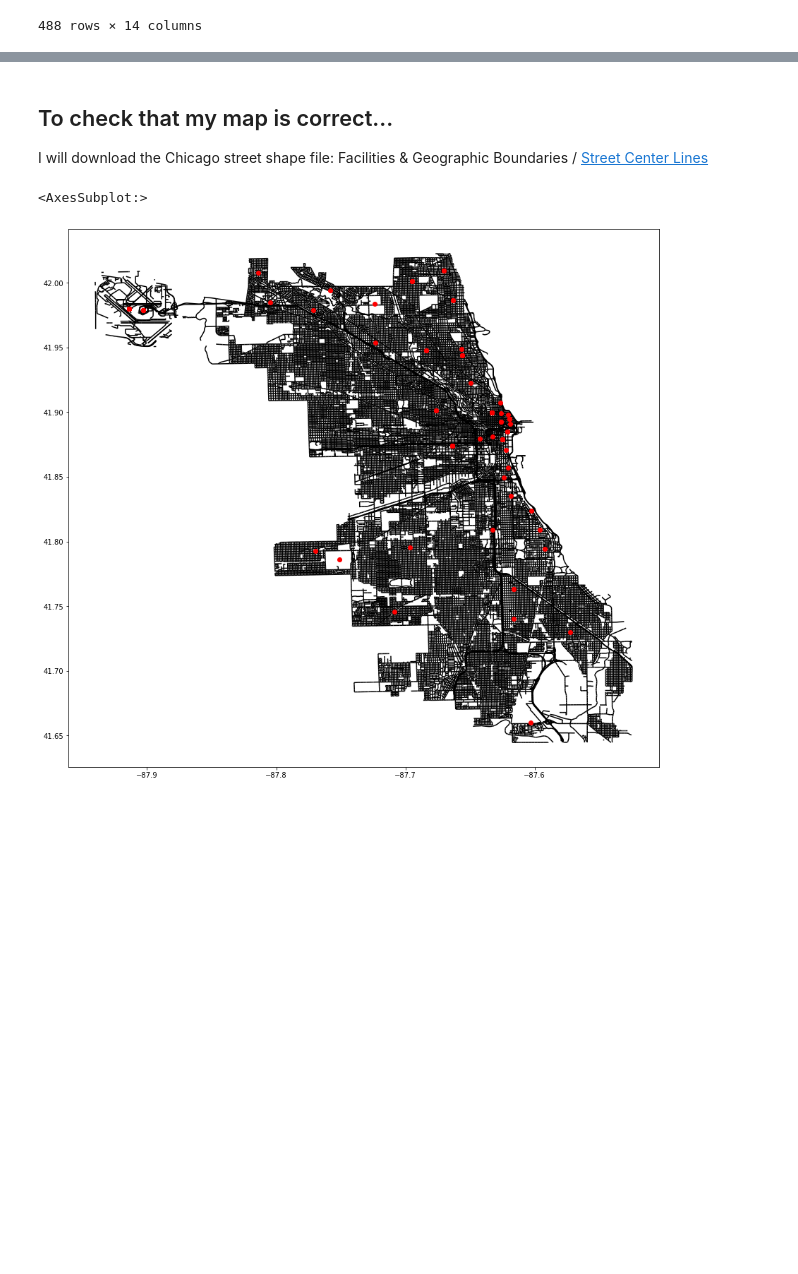
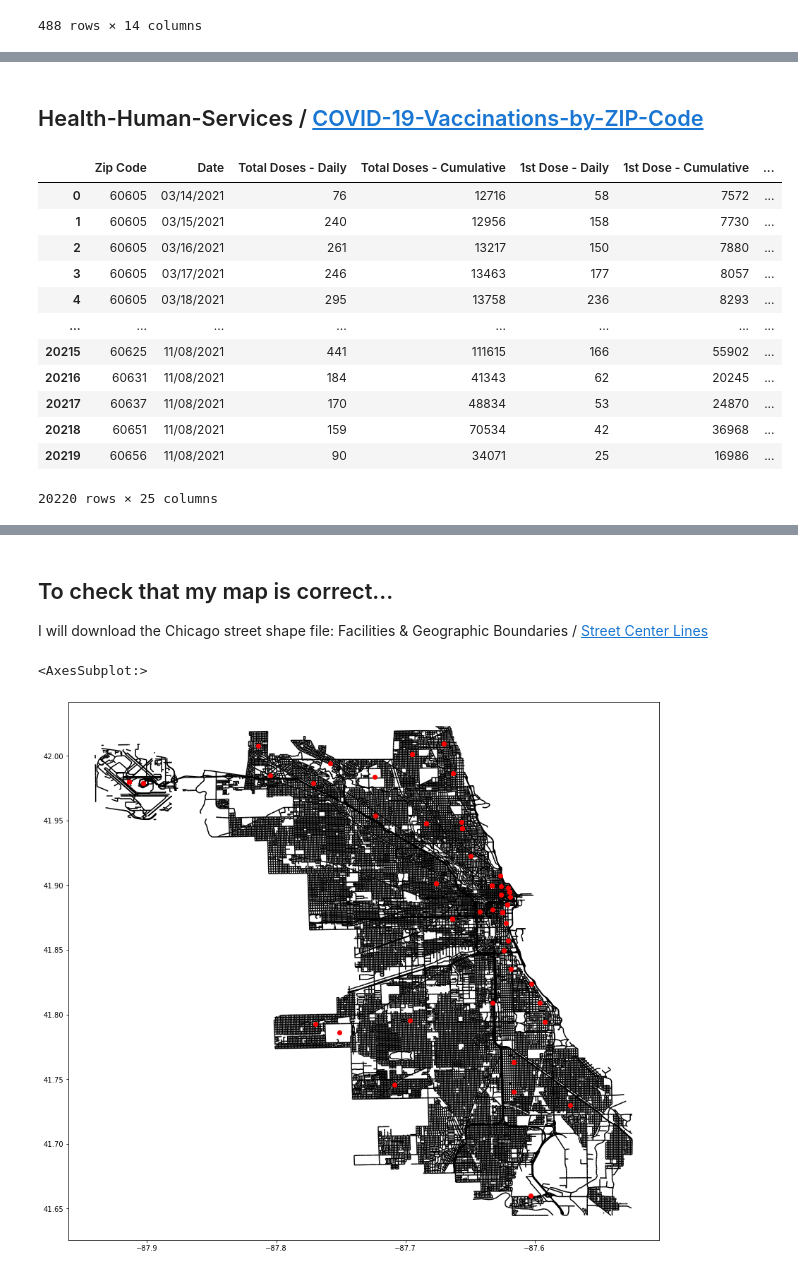
Before and after one commit to ageller/IntroToGlue, a Jupyter notebook: data/PrepChicagoData.ipynb, the cells around one changed output, grey strips where cells are left out. Cells and saved outputs as stored; diff of their text form; code cells hidden in the pictures; blank space fills up the shorter version.

```diff
--- a/data/PrepChicagoData.ipynb
+++ b/data/PrepChicagoData.ipynb
@@ -231,0 +349,19 @@ out.to_csv('ChicagoHousing.csv', index=False)
+# %% [markdown]
+## Health-Human-Services / [COVID-19-Vaccinations-by-ZIP-Code](https://data.cityofchicago.org/Health-Human-Services/COVID-19-Vaccinations-by-ZIP-Code/553k-3xzc/data)
+# %%
+df = pd.read_csv('COVID-19_Vaccinations_by_ZIP_Code.csv')
+df
+# %% [output]
+|  | Zip Code | Date | Total Doses - Daily | Total Doses - Cumulative | 1st Dose - Daily | 1st Dose - Cumulative | ... |
+| 0 | 60605 | 03/14/2021 | 76 | 12716 | 58 | 7572 | ... |
+| 1 | 60605 | 03/15/2021 | 240 | 12956 | 158 | 7730 | ... |
+| 2 | 60605 | 03/16/2021 | 261 | 13217 | 150 | 7880 | ... |
+| 3 | 60605 | 03/17/2021 | 246 | 13463 | 177 | 8057 | ... |
+| 4 | 60605 | 03/18/2021 | 295 | 13758 | 236 | 8293 | ... |
+| ... | ... | ... | ... | ... | ... | ... | ... |
+| 20215 | 60625 | 11/08/2021 | 441 | 111615 | 166 | 55902 | ... |
+| 20216 | 60631 | 11/08/2021 | 184 | 41343 | 62 | 20245 | ... |
+| 20217 | 60637 | 11/08/2021 | 170 | 48834 | 53 | 24870 | ... |
+| 20218 | 60651 | 11/08/2021 | 159 | 70534 | 42 | 36968 | ... |
+| 20219 | 60656 | 11/08/2021 | 90 | 34071 | 25 | 16986 | ... |
+20220 rows × 25 columns
```
Also changed, not shown: parts of 18 cells of this notebook, 5 other files.
